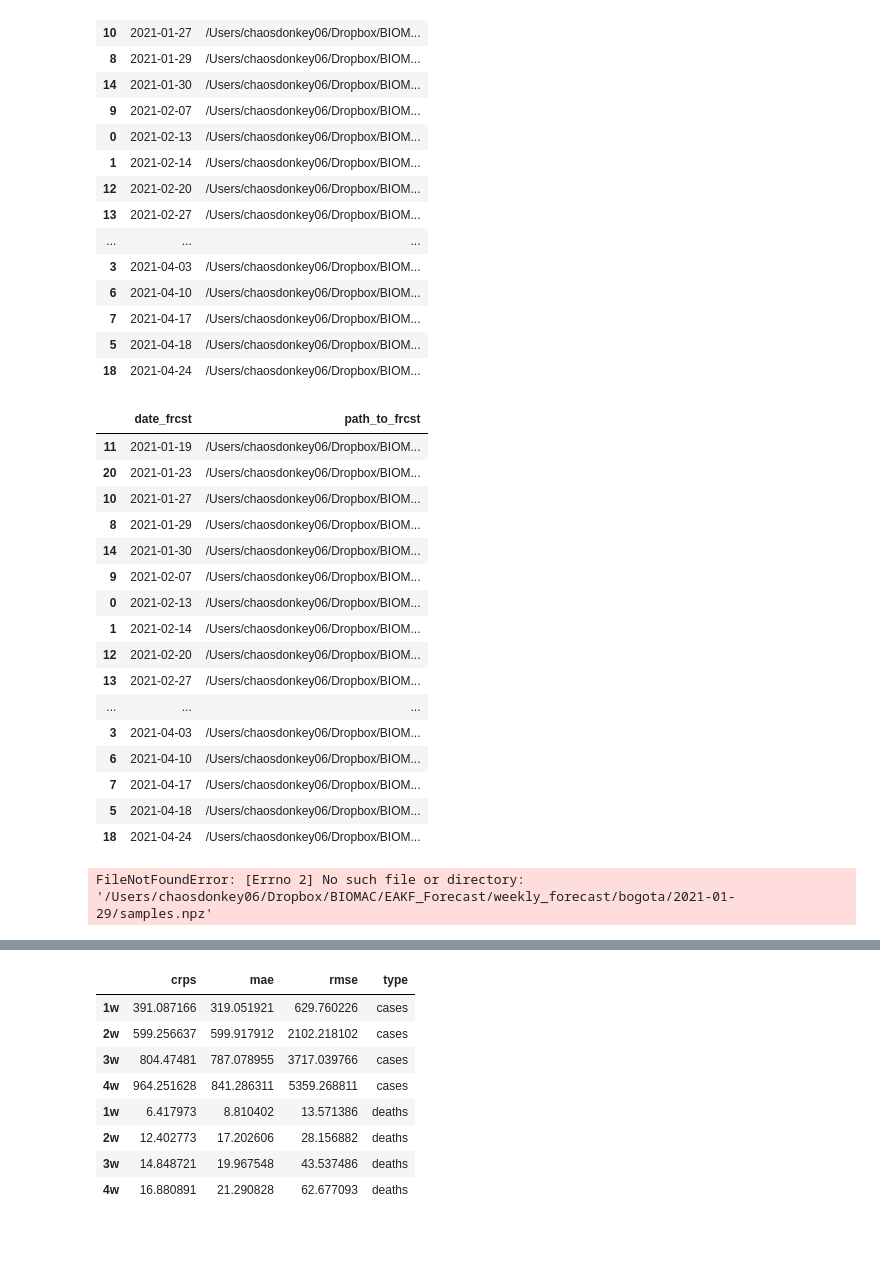
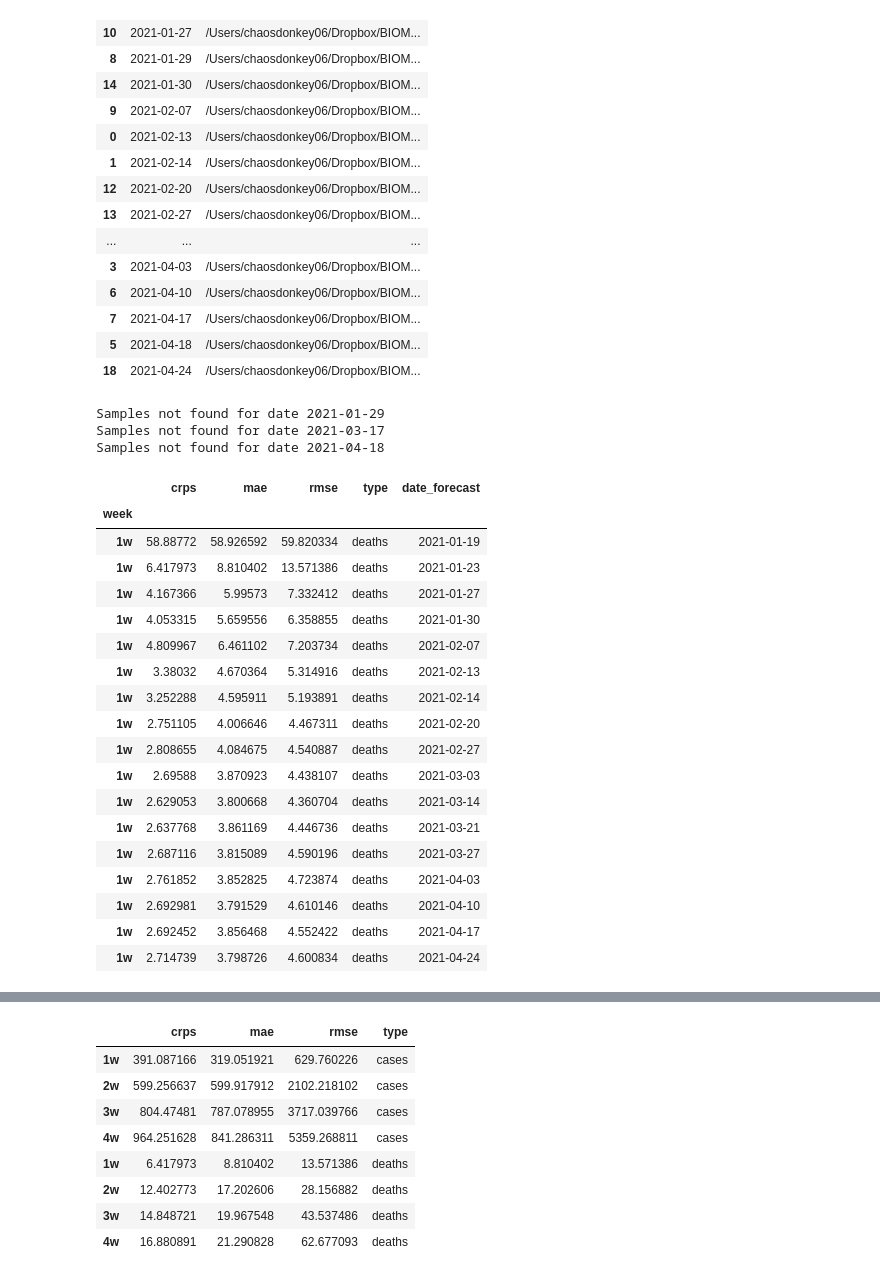
Before and after one commit to biomac-lab/covid19_forecast, a Jupyter notebook: eval_forecast.ipynb, the cells around one changed output, grey strips where cells are left out. Drawn from its saved outputs; the diff is of its cells as text; code cells hidden in the pictures; blank space fills up the shorter version.

```diff
--- a/eval_forecast.ipynb
+++ b/eval_forecast.ipynb
@@ -121,36 +120,18 @@ def compute_evals(samples_d, samples_c, obs_d, obs_c):
     df_response_deaths["type"] = 'deaths'
 
     return pd.concat([df_response_cases, df_response_deaths])
-# %%
-dates_df
-# %% [output]
-|  | date_frcst | path_to_frcst |
-| 11 | 2021-01-19 | /Users/chaosdonkey06/Dropbox/BIOM... |
-| 20 | 2021-01-23 | /Users/chaosdonkey06/Dropbox/BIOM... |
-| 10 | 2021-01-27 | /Users/chaosdonkey06/Dropbox/BIOM... |
-| 8 | 2021-01-29 | /Users/chaosdonkey06/Dropbox/BIOM... |
-| 14 | 2021-01-30 | /Users/chaosdonkey06/Dropbox/BIOM... |
-| 9 | 2021-02-07 | /Users/chaosdonkey06/Dropbox/BIOM... |
-| 0 | 2021-02-13 | /Users/chaosdonkey06/Dropbox/BIOM... |
-| 1 | 2021-02-14 | /Users/chaosdonkey06/Dropbox/BIOM... |
-| 12 | 2021-02-20 | /Users/chaosdonkey06/Dropbox/BIOM... |
-| 13 | 2021-02-27 | /Users/chaosdonkey06/Dropbox/BIOM... |
-| ... | ... | ... |
-| 3 | 2021-04-03 | /Users/chaosdonkey06/Dropbox/BIOM... |
-| 6 | 2021-04-10 | /Users/chaosdonkey06/Dropbox/BIOM... |
-| 7 | 2021-04-17 | /Users/chaosdonkey06/Dropbox/BIOM... |
-| 5 | 2021-04-18 | /Users/chaosdonkey06/Dropbox/BIOM... |
-| 18 | 2021-04-24 | /Users/chaosdonkey06/Dropbox/BIOM... |
 # %%
 from pyro.contrib.forecast import eval_crps, eval_mae, eval_rmse
 
 import torch
+import tqdm
 
 df_stats_all = []
 for idx, row in dates_df.iterrows():
     date = row["date_frcst"].strftime('%Y-%m-%d')
 
     try:
+
         mcmc_samples, post_pred_samples, forecast_samples = load_samples(os.path.join(row["path_to_frcst"], 'samples.npz'  ))
         forecast_samples['mean_dz0'] = forecast_samples["dz0"]
         forecast_samples['mean_dy0'] = forecast_samples["dy0"]
@@ -168,6 +149,33 @@ for idx, row in dates_df.iterrows():
         df_stats["date_forecast"] = row["date_frcst"].strftime('%Y-%m-%d')
         df_stats_all.append(df_stats)
     except:
-        print("Samples not found for date f{date}")
+        print(f"Samples not found for date {date}")
+
+df_stats_resume = pd.concat(df_stats_all)
+df_stats_resume.index.name = 'week'
 # %% [output]
-FileNotFoundError: [Errno 2] No such file or directory: '/Users/chaosdonkey06/Dropbox/BIOMAC/EAKF_Forecast/weekly_forecast/bogota/2021-01-29/samples.npz'
+Samples not found for date 2021-01-29
+Samples not found for date 2021-03-17
+Samples not found for date 2021-04-18
+# %%
+df_stats_week_d
+# %% [output]
+|  | crps | mae | rmse | type | date_forecast |
+| week |  |  |  |  |  |
+| 1w | 58.88772 | 58.926592 | 59.820334 | deaths | 2021-01-19 |
+| 1w | 6.417973 | 8.810402 | 13.571386 | deaths | 2021-01-23 |
+| 1w | 4.167366 | 5.99573 | 7.332412 | deaths | 2021-01-27 |
+| 1w | 4.053315 | 5.659556 | 6.358855 | deaths | 2021-01-30 |
+| 1w | 4.809967 | 6.461102 | 7.203734 | deaths | 2021-02-07 |
+| 1w | 3.38032 | 4.670364 | 5.314916 | deaths | 2021-02-13 |
+| 1w | 3.252288 | 4.595911 | 5.193891 | deaths | 2021-02-14 |
+| 1w | 2.751105 | 4.006646 | 4.467311 | deaths | 2021-02-20 |
+| 1w | 2.808655 | 4.084675 | 4.540887 | deaths | 2021-02-27 |
+| 1w | 2.69588 | 3.870923 | 4.438107 | deaths | 2021-03-03 |
+| 1w | 2.629053 | 3.800668 | 4.360704 | deaths | 2021-03-14 |
+| 1w | 2.637768 | 3.861169 | 4.446736 | deaths | 2021-03-21 |
+| 1w | 2.687116 | 3.815089 | 4.590196 | deaths | 2021-03-27 |
+| 1w | 2.761852 | 3.852825 | 4.723874 | deaths | 2021-04-03 |
+| 1w | 2.692981 | 3.791529 | 4.610146 | deaths | 2021-04-10 |
+| 1w | 2.692452 | 3.856468 | 4.552422 | deaths | 2021-04-17 |
+| 1w | 2.714739 | 3.798726 | 4.600834 | deaths | 2021-04-24 |
```
Also changed, not shown: parts of 3 cells of this notebook.
